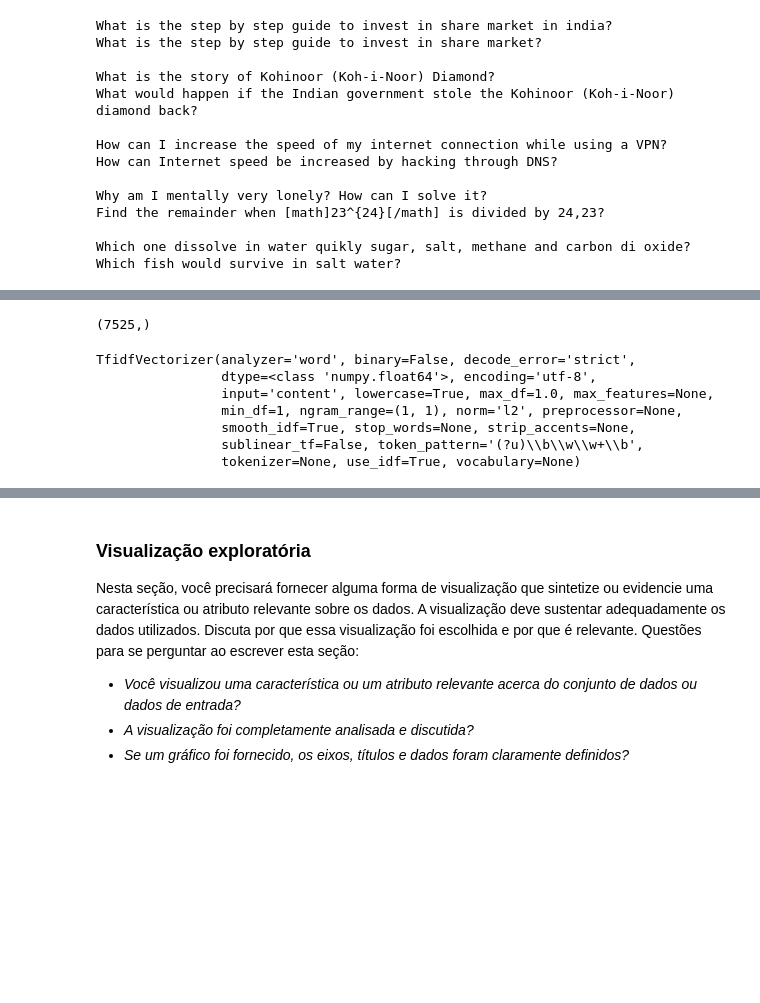
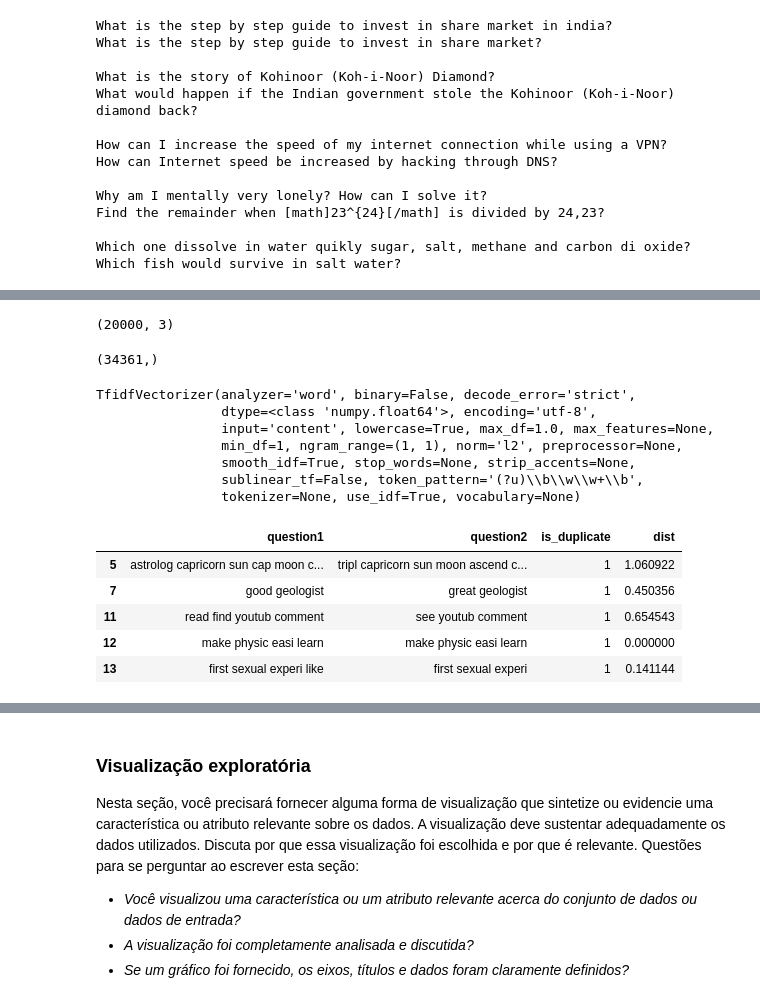
Before and after one commit to pimenta-arthur/quora-question-pairs, a Jupyter notebook: Report.ipynb, the cells around one changed output, grey strips where cells are left out. Drawn from its saved outputs; the diff is of its cells as text; code cells hidden in the pictures; blank space fills up the shorter version.

```diff
--- a/Report.ipynb
+++ b/Report.ipynb
@@ -200,9 +187,14 @@ df_train_balanced.shape
+# %%
+size = 10000
+df_train_balanced = pd.concat([df_train[df_train['is_duplicate'] == 1][:size], df_train[df_train['is_duplicate'] == 0][:size]])
+df_train_balanced.shape
+# %% [output]
+(20000, 3)
 # %%
 questions = pd.Series(pd.concat([df_train_balanced.question1, df_train_balanced.question2], axis=0).unique())
+questions.shape
+# %% [output]
+(34361,)
-# %%
-questions.shape
-# %% [output]
-(7525,)
 # %%
 from sklearn.feature_extraction.text import TfidfVectorizer
 
@@ -218,0 +215,9 @@ TfidfVectorizer(analyzer='word', binary=False, decode_error='strict',
+# %%
+df_train_balanced.head()
+# %% [output]
+|  | question1 | question2 | is_duplicate | dist |
+| 5 | astrolog capricorn sun cap moon c... | tripl capricorn sun moon ascend c... | 1 | 1.060922 |
+| 7 | good geologist | great geologist | 1 | 0.450356 |
+| 11 | read find youtub comment | see youtub comment | 1 | 0.654543 |
+| 12 | make physic easi learn | make physic easi learn | 1 | 0.000000 |
+| 13 | first sexual experi like | first sexual experi | 1 | 0.141144 |
```
Also changed, not shown: parts of 26 cells of this notebook.
